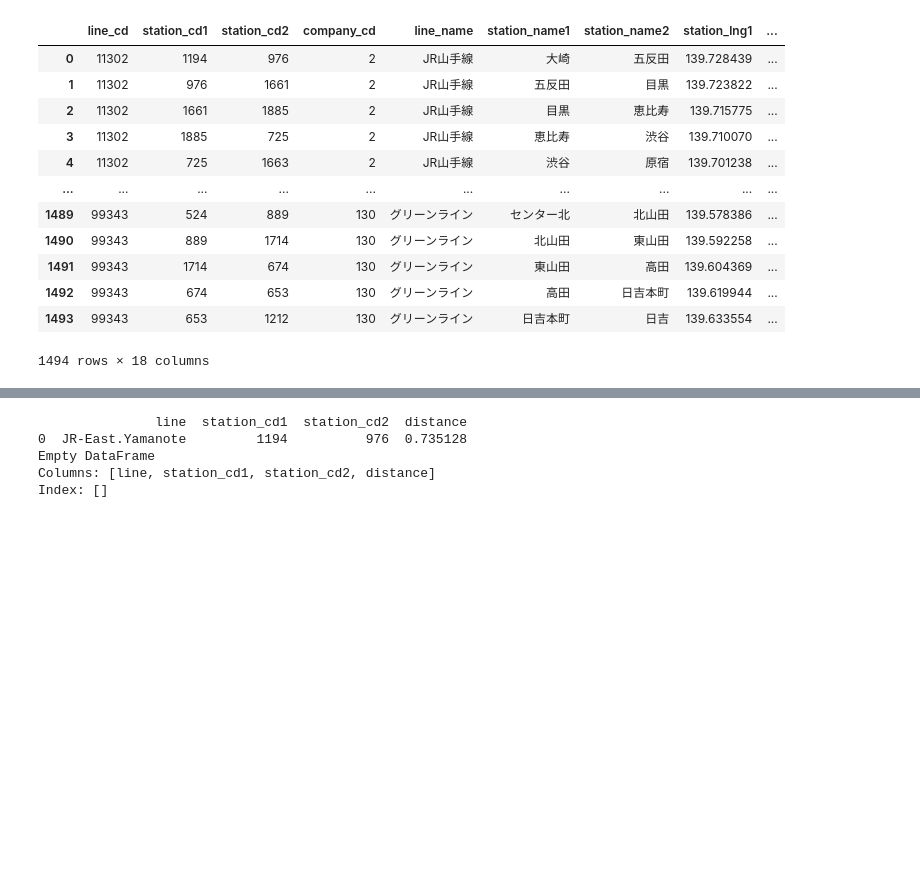
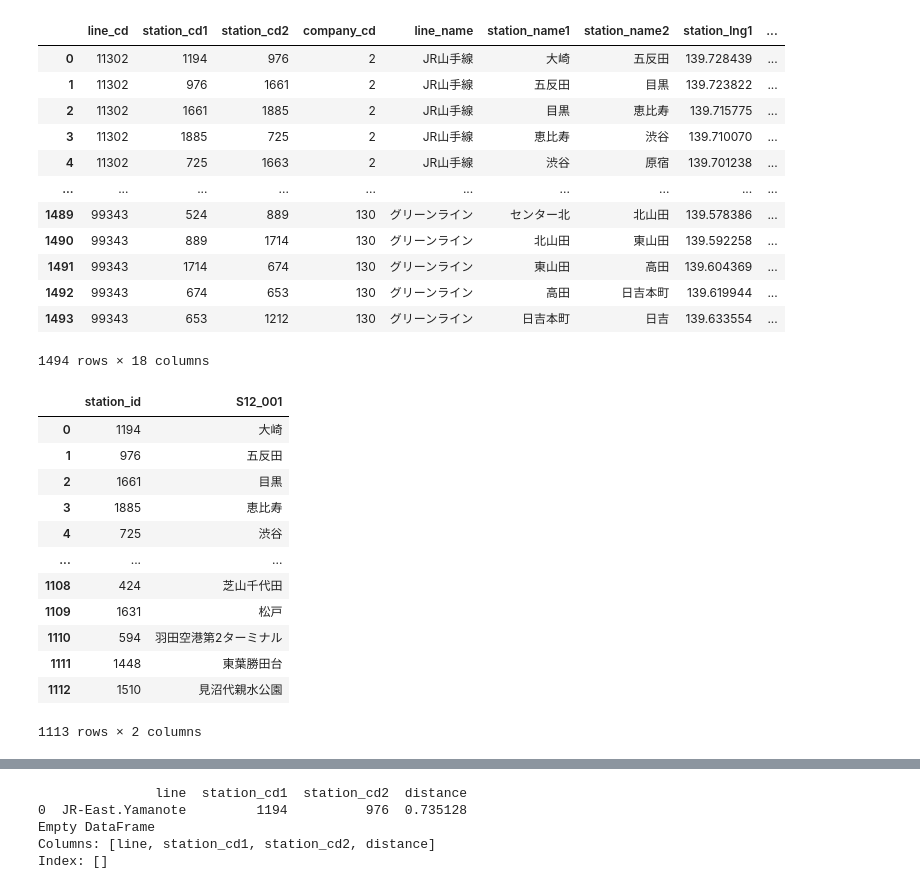
Before and after one commit to alessioborgi/PolySheafNeuralNetworks-RailwayPassengers, a Jupyter notebook: datasets/tokyo_railway/graph_plot_jp.ipynb, the cells around one changed output, grey strips where cells are left out. Drawn from its saved outputs; the diff is of its cells as text; code cells hidden in the pictures; blank space fills up the shorter version.

```diff
--- a/datasets/tokyo_railway/graph_plot_jp.ipynb
+++ b/datasets/tokyo_railway/graph_plot_jp.ipynb
@@ -23,4 +23,25 @@ connection_pd
 | 1492 | 99343 | 674 | 653 | 130 | グリーンライン | 高田 | 日吉本町 | 139.619944 | ... |
 | 1493 | 99343 | 653 | 1212 | 130 | グリーンライン | 日吉本町 | 日吉 | 139.633554 | ... |
 1494 rows × 18 columns
+# %%
+# list of all the stations in the connection data
+
+station_list_connection_1 = connection_pd[['station_cd1', 'station_name1']].rename(columns={'station_cd1': 'station_id', 'station_name1': 'S12_001'}).drop_duplicates()
+station_list_connection_2 = connection_pd[['station_cd2', 'station_name2']].rename(columns={'station_cd2': 'station_id', 'station_name2': 'S12_001'}).drop_duplicates()
+station_list_pd = pd.concat([station_list_connection_1, station_list_connection_2]).drop_duplicates().reset_index(drop=True)
+station_list_pd
+# %% [output]
+|  | station_id | S12_001 |
+| 0 | 1194 | 大崎 |
+| 1 | 976 | 五反田 |
+| 2 | 1661 | 目黒 |
+| 3 | 1885 | 恵比寿 |
+| 4 | 725 | 渋谷 |
+| ... | ... | ... |
+| 1108 | 424 | 芝山千代田 |
+| 1109 | 1631 | 松戸 |
+| 1110 | 594 | 羽田空港第2ターミナル |
+| 1111 | 1448 | 東葉勝田台 |
+| 1112 | 1510 | 見沼代親水公園 |
+1113 rows × 2 columns
 # %%
```
Also changed, not shown: parts of 21 cells of this notebook.
